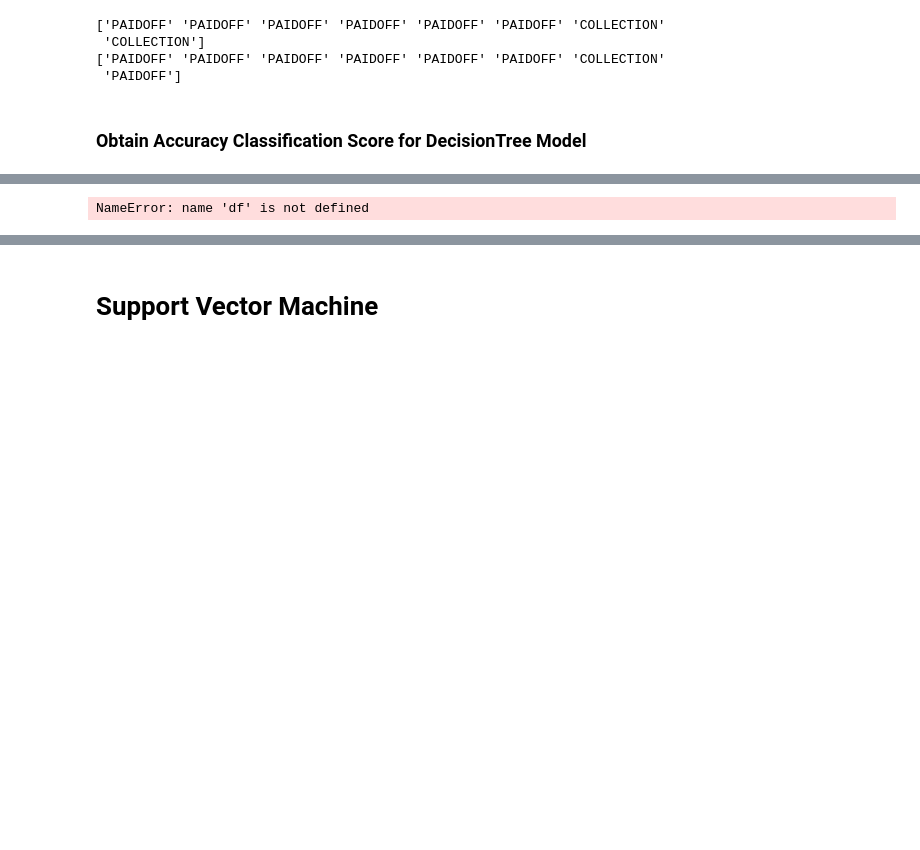
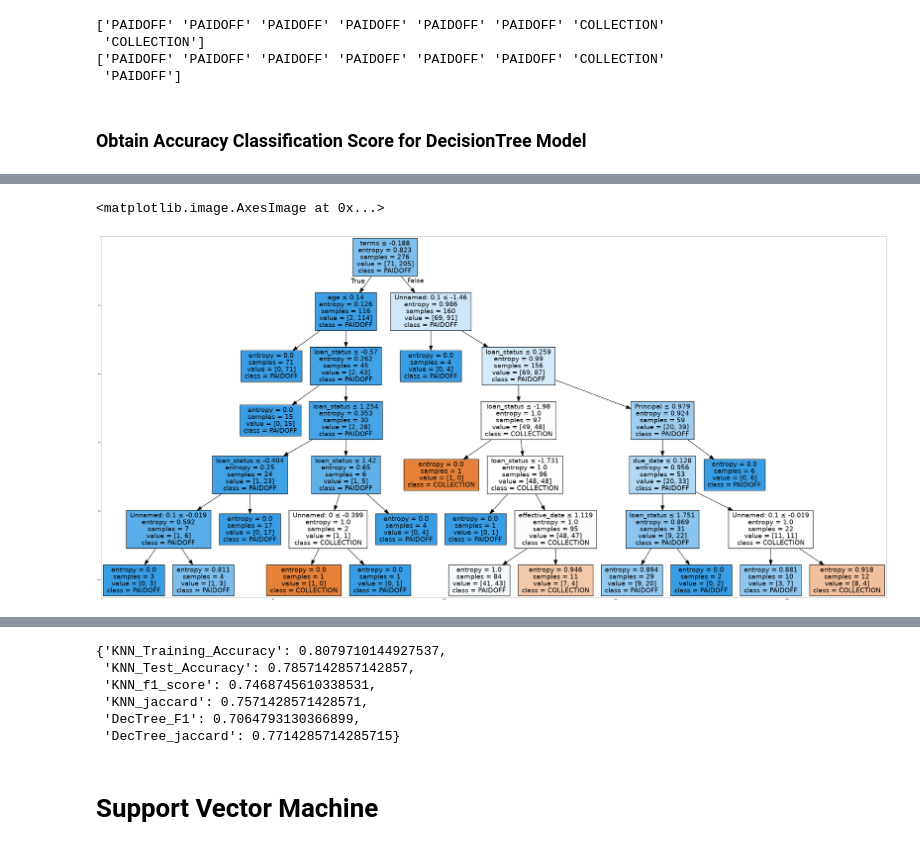
Before and after one commit to Joycechidi/IBM_AI_Engineer_Certificate, a Jupyter notebook: ML_Loan_Application_Capstone.ipynb, the cells around one changed output, grey strips where cells are left out. Cells and saved outputs as stored; diff of their text form; code cells hidden in the pictures; blank space fills up the shorter version.

```diff
--- a/ML_Loan_Application_Capstone.ipynb
+++ b/ML_Loan_Application_Capstone.ipynb
@@ -485,25 +442,26 @@ from io import StringIO
 # %%
 dot_data = StringIO()
 
 filename = "loantree.png"
 
 featureNames = df.columns[0:8]
 targetNames = df["loan_status"].unique().tolist()
 
 out = tree.export_graphviz(loanTree,feature_names=featureNames,
                          out_file=dot_data,
-                         class_names= np.unique(y_train),
+                         class_names= np.unique(y_traintree),
                          filled=True,
                          special_characters=True,
                          rotate=False)
 
 graph = pydotplus.graph_from_dot_data(dot_data.getvalue())
 graph.write_png(filename)
 
 img = mpimg.imread(filename)
 plt.figure(figsize=(100, 200))
 plt.imshow(img, interpolation='nearest')
 # %% [output]
-NameError: name 'df' is not defined
+<matplotlib.image.AxesImage at 0x...>
+[figure, added]
 # %% [markdown]
 <!-- ## Evaluate the DecisionTree model accuracy using F1_Score and Jaccard Similarity -->
@@ -514,9 +468,16 @@ NameError: name 'df' is not defined
 # %%
 # # Check f1_score for accuracy
-# training_results['DecTree_F1'] = f1_score(y_train, loan_predTree, average='weighted')
+training_results['DecTree_F1'] = f1_score(y_testtree, loan_predTree, average='weighted')
 
-# # Check jaccard index for accuracy
-# training_results['DecTree_jaccard'] = jaccard_similarity_score(y_train, loan_predTree)
-# #training_results
+# Check jaccard index for accuracy
+training_results['DecTree_jaccard'] = jaccard_similarity_score(y_testtree, loan_predTree)
+training_results
+# %% [output]
+{'KNN_Training_Accuracy': 0.8079710144927537,
+ 'KNN_Test_Accuracy': 0.7857142857142857,
+ 'KNN_f1_score': 0.7468745610338531,
+ 'KNN_jaccard': 0.7571428571428571,
+ 'DecTree_F1': 0.7064793130366899,
+ 'DecTree_jaccard': 0.7714285714285715}
 # %% [markdown]
 # Support Vector Machine
```
Also changed, not shown: parts of 59 cells of this notebook.
